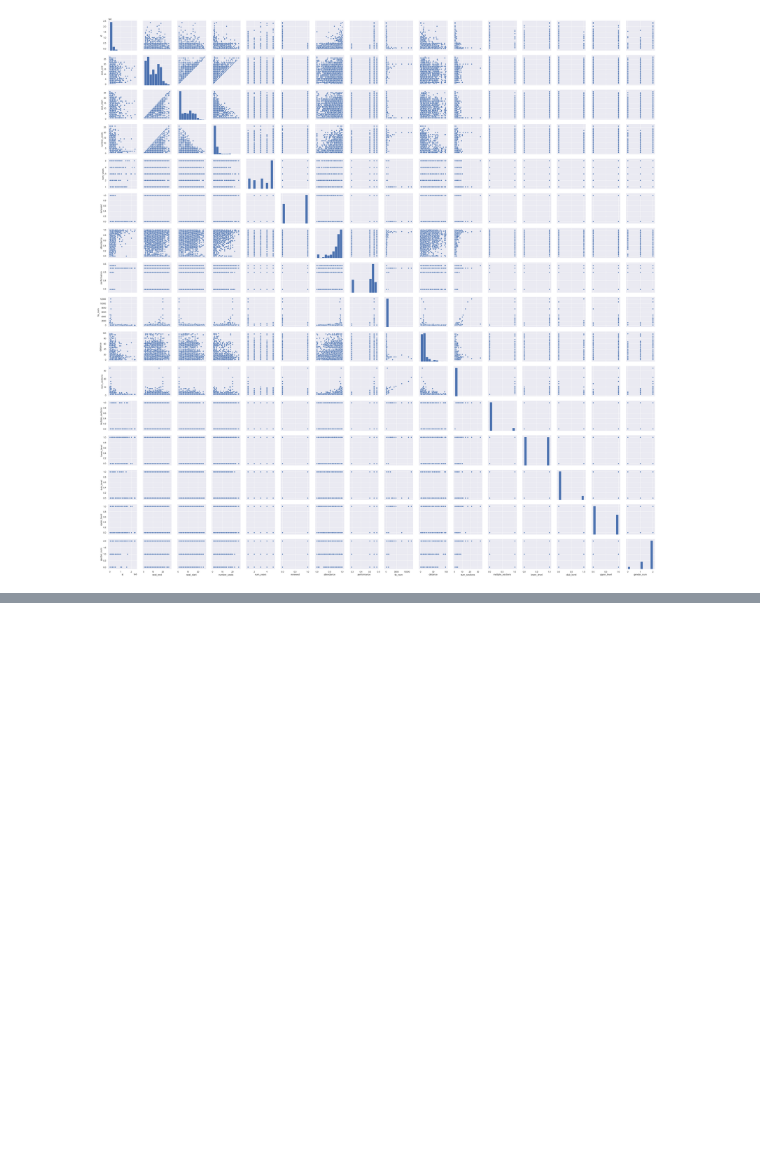
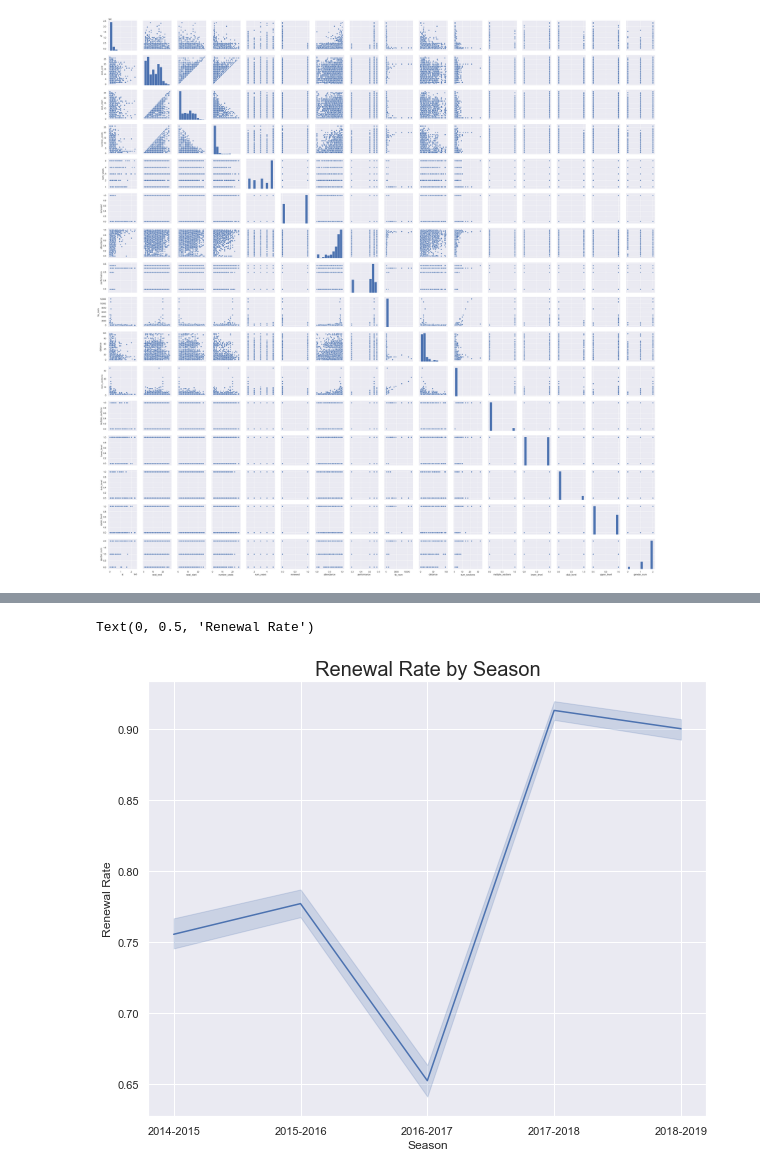
Before and after one commit to blackpick7-bit/Avalanche_season_ticket_renewal, a Jupyter notebook: EDA.ipynb, the cells around one changed output, grey strips where cells are left out. Cells and saved outputs as stored; diff of their text form; code cells hidden in the pictures; blank space fills up the shorter version.

```diff
--- a/EDA.ipynb
+++ b/EDA.ipynb
@@ -78 +78,10 @@ distance             0.000141
 Name: renewed, dtype: float64
+# %%
+plt.figure(figsize=(10,8))
+sns.lineplot(df.season_year, df.renewed)
+plt.title('Renewal Rate by Season', size = 20)
+plt.xlabel('Season')
+plt.ylabel('Renewal Rate')
+# %% [output]
+Text(0, 0.5, 'Renewal Rate')
+[figure, added]
```
Also changed, not shown: parts of 14 cells of this notebook, 37 other files.
